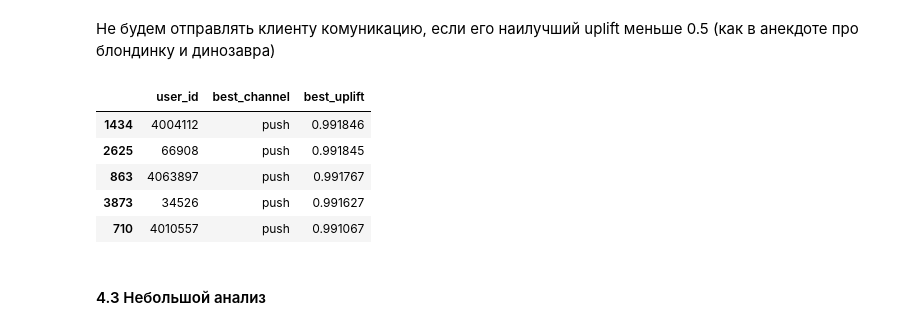
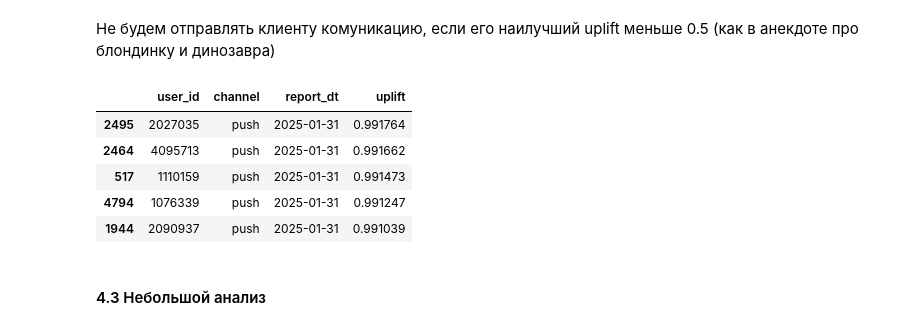
Before and after one commit to HerrVonBeloff/ML, a Jupyter notebook: HW6/AI_HW6_uplift.ipynb, the cells around one changed output. Cells and saved outputs as stored; diff of their text form; code cells hidden in the pictures.

```diff
--- a/HW6/AI_HW6_uplift.ipynb
+++ b/HW6/AI_HW6_uplift.ipynb
@@ -626,7 +626,7 @@ a) Сделайте скоринг нужных клиентов, подгото
 # %% [markdown]
 Для предсказаний возьмем пользователей за январь 2025 года и для примера возьмем случайную выборку из этой совокупности
 # %%
-features_filtered = features[features['report_dt'].dt.to_period('M').dt.start_time == pd.to_datetime('2025-01-01')].drop('report_dt', axis=1) # пользователи только за сентябрь
+features_filtered = features[features['report_dt'].dt.to_period('M').dt.start_time == pd.to_datetime('2025-01-01')] # пользователи только за сентябрь
 
 one_hot_encoded = encoder.transform(features_filtered[['city']]).toarray()
 
@@ -651,44 +651,45 @@ for user_id in tqdm(users):
                           columns=features_cols)
 
     # Прогнозируем uplift для каждого канала
     uplift_scores = {}
     for channel in channels:
         model = models[f'{channel}_solo']  # Используем TwoModel с калибровкой
         uplift = model.predict(X_user)[0]
 
         uplift_scores[channel] = uplift
     # Выбираем канал с максимальным uplift
     best_channel = max(uplift_scores, key=uplift_scores.get)
     best_uplift = uplift_scores[best_channel]
 
-    # Если uplift <= 0, рекомендуем не отправлять коммуникацию
+    # Если uplift <= 0.5, рекомендуем не отправлять коммуникацию
     if best_uplift <= 0.5:
         best_channel = 'no_comm'
-        best_uplift = 0.5001
+        best_uplift = 0
 
     # Добавляем рекомендацию в таблицу
     recommendations.append({
         'user_id': user_id,
-        'best_channel': best_channel,
-        'best_uplift': best_uplift
+        'channel': best_channel,
+        'report_dt': features_filtered[features_filtered.user_id == user_id].report_dt.iloc[0],
+        'uplift': best_uplift
 
     })
 
 # Преобразуем в DataFrame
-recommendations_df = pd.DataFrame(recommendations).sort_values('best_uplift', ascending=False)
+recommendations_df = pd.DataFrame(recommendations).sort_values('uplift', ascending=False)
 
 # Сохраняем результат
 recommendations_df.to_csv('recommendations.csv', index=False)
 
 # Выводим первые строки
 recommendations_df.head()
 # %% [output]
-|  | user_id | best_channel | best_uplift |
-| 1434 | 4004112 | push | 0.991846 |
-| 2625 | 66908 | push | 0.991845 |
-| 863 | 4063897 | push | 0.991767 |
-| 3873 | 34526 | push | 0.991627 |
-| 710 | 4010557 | push | 0.991067 |
+|  | user_id | channel | report_dt | uplift |
+| 2495 | 2027035 | push | 2025-01-31 | 0.991764 |
+| 2464 | 4095713 | push | 2025-01-31 | 0.991662 |
+| 517 | 1110159 | push | 2025-01-31 | 0.991473 |
+| 4794 | 1076339 | push | 2025-01-31 | 0.991247 |
+| 1944 | 2090937 | push | 2025-01-31 | 0.991039 |
 # %% [markdown]
 #### 4.3 Небольшой анализ
 # %%
```
Also changed, not shown: parts of 5 cells of this notebook.
